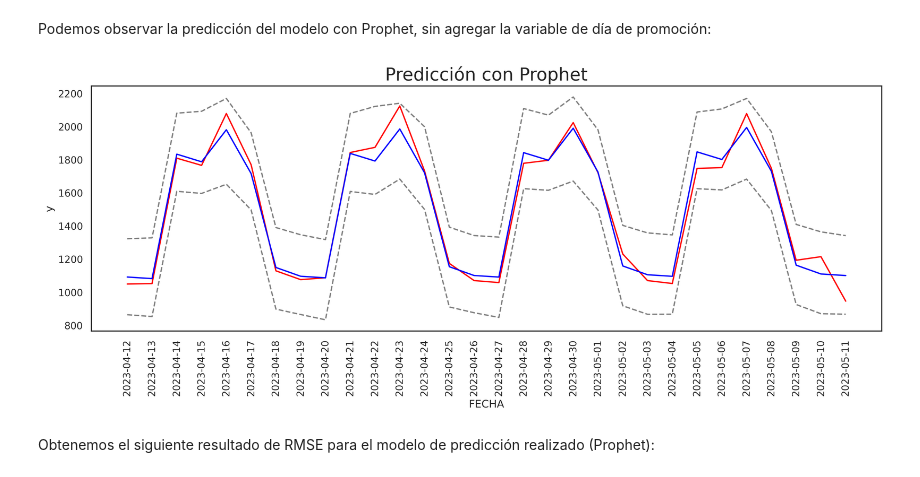
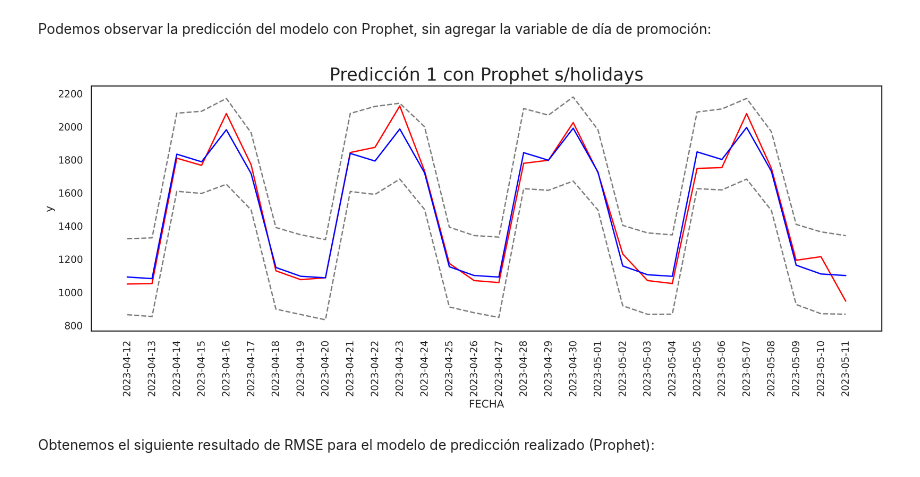
Before and after one commit to dele22922/tarea3_feat_eng, a Jupyter notebook: Tarea Semana 4_GRP4_vfinal.ipynb, the cells around one changed output. Cells and saved outputs as stored; diff of their text form; code cells hidden in the pictures.

```diff
--- a/Tarea Semana 4_GRP4_vfinal.ipynb
+++ b/Tarea Semana 4_GRP4_vfinal.ipynb
@@ -906,16 +942,16 @@ Podemos observar la predicción del modelo con Prophet, sin agregar la variable
 # %%
 sns.set(style='white')
 plt.figure(figsize=(16,5))
 ax=sns.lineplot(x=test_data['FECHA'],y=test_data["y"],color='red')
 ax=sns.lineplot(x=test_data['FECHA'],y=test_data["Prophet_Predictions"],color='blue');
 ax=sns.lineplot(x=test_data['FECHA'],y=test_data["lower"],color='gray',linestyle='dashed');
 ax=sns.lineplot(x=test_data['FECHA'],y=test_data["upper"],color='gray',linestyle='dashed');
 #plt.grid(linestyle='-',linewidth=0.3)
 ax.tick_params(axis='x', rotation=90)
-plt.title("Predicción con Prophet", fontsize=20);
+plt.title("Predicción 1 con Prophet s/holidays", fontsize=20);
 plt.show()
 # %% [output]
-[figure, old version]
+[figure, new version]
 # %%
 df_actual=test_data["y"]
 # %% [markdown]
```
Also changed, not shown: parts of 59 cells of this notebook.
